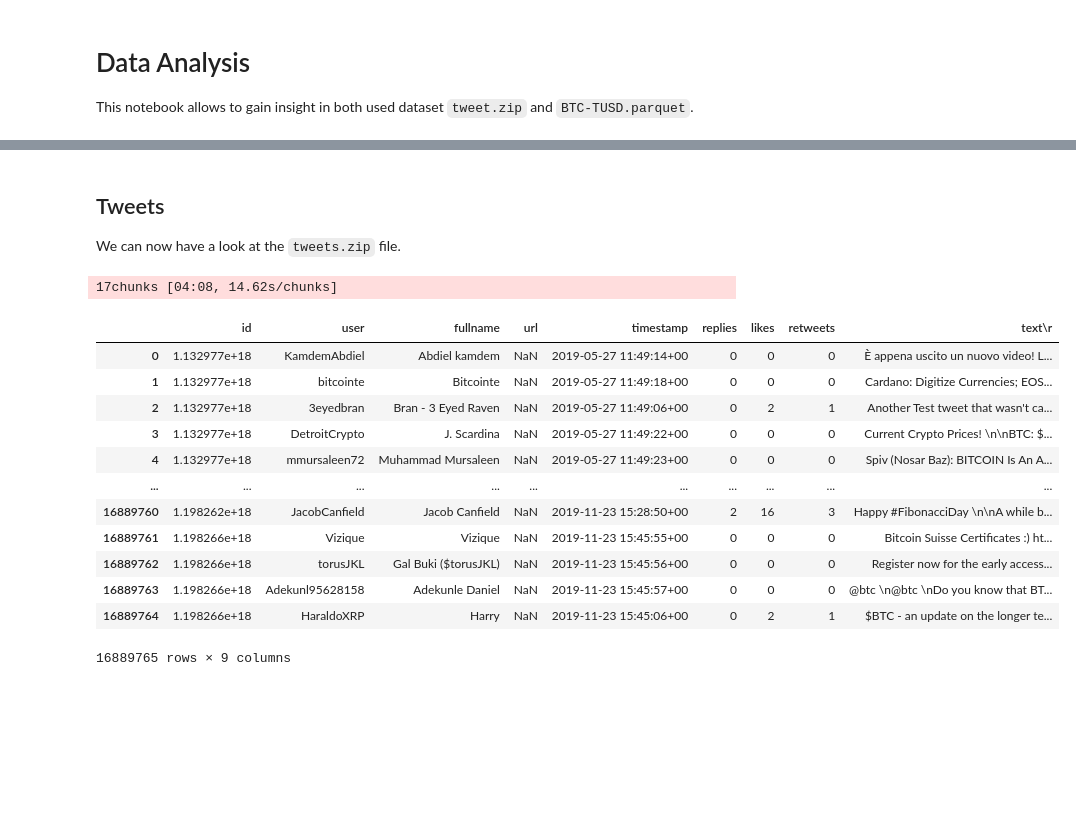
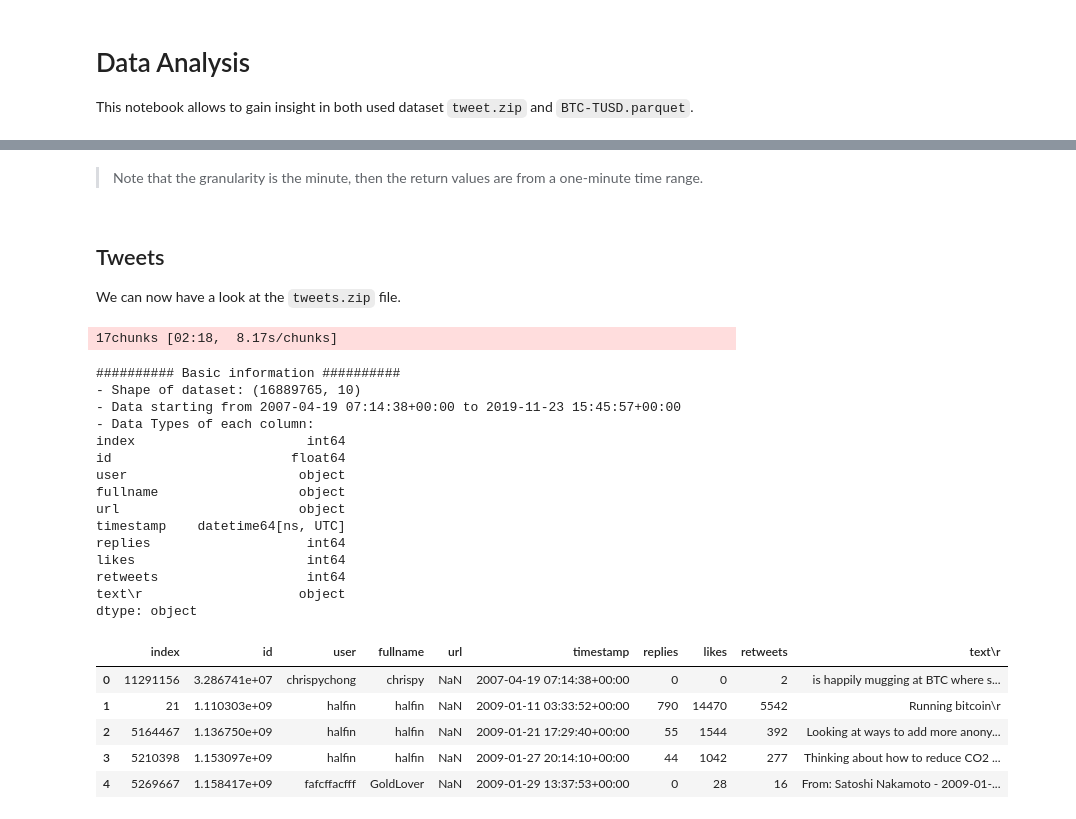
Before and after one commit to paulo-03/bitcoin_twitter, a Jupyter notebook: data_analysis.ipynb, the cells around one changed output, grey strips where cells are left out. Drawn from its saved outputs; the diff is of its cells as text; code cells hidden in the pictures; blank space fills up the shorter version.

```diff
--- a/data_analysis.ipynb
+++ b/data_analysis.ipynb
@@ -71,24 +52,34 @@ price.data
+# %% [markdown]
+> Note that the granularity is the minute, then the return values are from a one-minute time range.
 # %% [markdown]
 ## Tweets
 
 We can now have a look at the `tweets.zip` file.
 # %%
-tweets = TweetsAnalyzer(file_path='data/tweets.csv.zip')
+tweets = TweetsAnalyzer(file_path='data/tweets.zip')  # ~3min to run
 # %% [output]
-17chunks [04:08, 14.62s/chunks]
+17chunks [02:18,  8.17s/chunks]
+########## Basic information ##########
+- Shape of dataset: (16889765, 10)
+- Data starting from 2007-04-19 07:14:38+00:00 to 2019-11-23 15:45:57+00:00
+- Data Types of each column:
+index                      int64
+id                       float64
+user                      object
+fullname                  object
+url                       object
+timestamp    datetime64[ns, UTC]
+replies                    int64
+likes                      int64
+retweets                   int64
+text\r                    object
+dtype: object
 # %%
-tweets.data
+tweets.data.head()
 # %% [output]
-|  | id | user | fullname | url | timestamp | replies | likes | retweets | text\r |
-| 0 | 1.132977e+18 | KamdemAbdiel | Abdiel kamdem | NaN | 2019-05-27 11:49:14+00 | 0 | 0 | 0 | È appena uscito un nuovo video! L... |
-| 1 | 1.132977e+18 | bitcointe | Bitcointe | NaN | 2019-05-27 11:49:18+00 | 0 | 0 | 0 | Cardano: Digitize Currencies; EOS... |
-| 2 | 1.132977e+18 | 3eyedbran | Bran - 3 Eyed Raven | NaN | 2019-05-27 11:49:06+00 | 0 | 2 | 1 | Another Test tweet that wasn't ca... |
-| 3 | 1.132977e+18 | DetroitCrypto | J. Scardina | NaN | 2019-05-27 11:49:22+00 | 0 | 0 | 0 | Current Crypto Prices! \n\nBTC: $... |
-| 4 | 1.132977e+18 | mmursaleen72 | Muhammad Mursaleen | NaN | 2019-05-27 11:49:23+00 | 0 | 0 | 0 | Spiv (Nosar Baz): BITCOIN Is An A... |
-| ... | ... | ... | ... | ... | ... | ... | ... | ... | ... |
-| 16889760 | 1.198262e+18 | JacobCanfield | Jacob Canfield | NaN | 2019-11-23 15:28:50+00 | 2 | 16 | 3 | Happy #FibonacciDay \n\nA while b... |
-| 16889761 | 1.198266e+18 | Vizique | Vizique | NaN | 2019-11-23 15:45:55+00 | 0 | 0 | 0 | Bitcoin Suisse Certificates :) ht... |
-| 16889762 | 1.198266e+18 | torusJKL | Gal Buki ($torusJKL) | NaN | 2019-11-23 15:45:56+00 | 0 | 0 | 0 | Register now for the early access... |
-| 16889763 | 1.198266e+18 | Adekunl95628158 | Adekunle Daniel | NaN | 2019-11-23 15:45:57+00 | 0 | 0 | 0 | @btc \n@btc \nDo you know that BT... |
-| 16889764 | 1.198266e+18 | HaraldoXRP | Harry | NaN | 2019-11-23 15:45:06+00 | 0 | 2 | 1 | $BTC - an update on the longer te... |
+|  | index | id | user | fullname | url | timestamp | replies | likes | retweets | text\r |
+| 0 | 11291156 | 3.286741e+07 | chrispychong | chrispy | NaN | 2007-04-19 07:14:38+00:00 | 0 | 0 | 2 | is happily mugging at BTC where s... |
+| 1 | 21 | 1.110303e+09 | halfin | halfin | NaN | 2009-01-11 03:33:52+00:00 | 790 | 14470 | 5542 | Running bitcoin\r |
+| 2 | 5164467 | 1.136750e+09 | halfin | halfin | NaN | 2009-01-21 17:29:40+00:00 | 55 | 1544 | 392 | Looking at ways to add more anony... |
+| 3 | 5210398 | 1.153097e+09 | halfin | halfin | NaN | 2009-01-27 20:14:10+00:00 | 44 | 1042 | 277 | Thinking about how to reduce CO2 ... |
+| 4 | 5269667 | 1.158417e+09 | fafcffacfff | GoldLover | NaN | 2009-01-29 13:37:53+00:00 | 0 | 28 | 16 | From: Satoshi Nakamoto - 2009-01-... |
-16889765 rows × 9 columns
```
Also changed, not shown: parts of 25 cells of this notebook, 2 other files.
